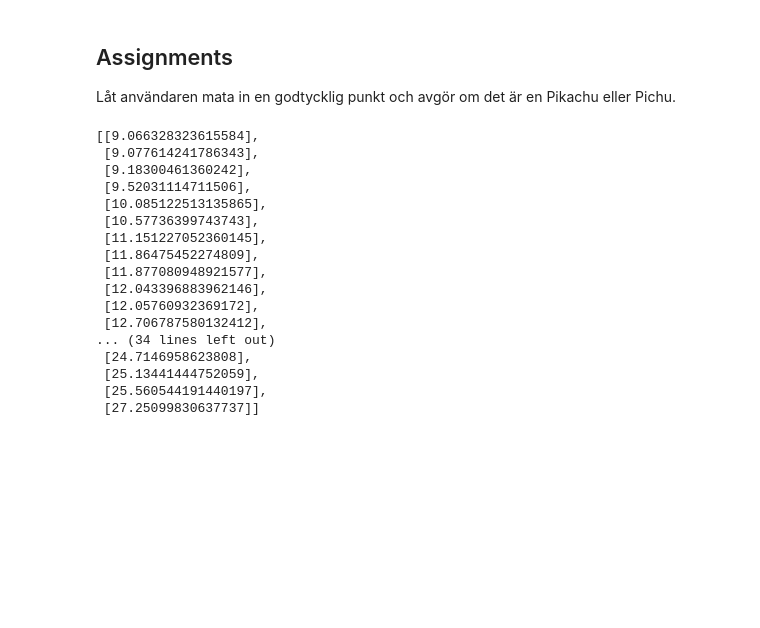
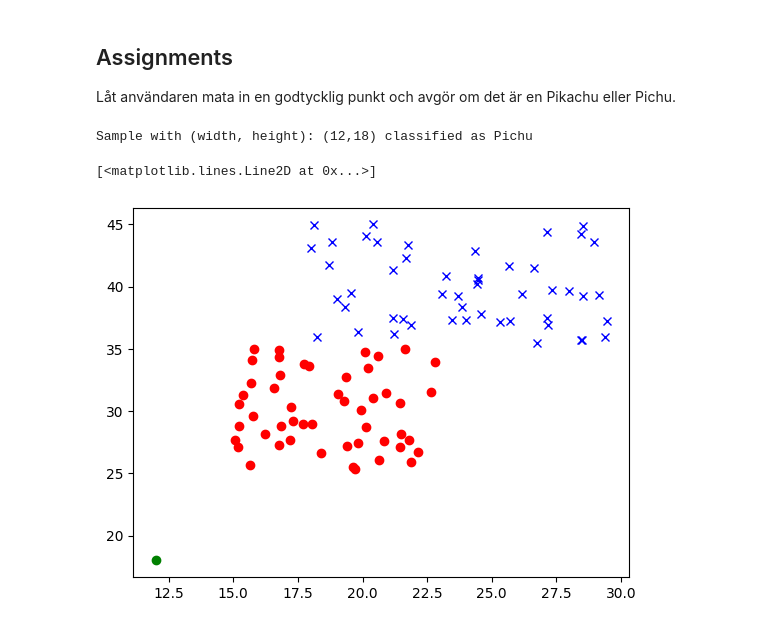
Before and after one commit to danlundh67/Classification-Python, a Jupyter notebook: classification.ipynb, the cells around one changed output. Drawn from its saved outputs; the diff is of its cells as text; code cells hidden in the pictures; blank space fills up the shorter version.

```diff
--- a/classification.ipynb
+++ b/classification.ipynb
@@ -134,56 +129,45 @@ def Readcoordinate(coord):
         try:
             intTarget = int(input(f"Your {coord} coordinate (must be an int >=0?"))
         except ValueError:
             continue
         else:
             if intTarget < 1:
                 continue
             else:
                 return (intTarget)
 
 
 def Onepointdist(x,y, sourcevect):
     resv=[]
-    for j,y in enumerate(sourcevect[0]):  #Pichacu
+    for j,y in enumerate(sourcevect[0]):
         resv.append([])
         resv[j].append(euclidian(x,y,sourcevect[0][j],sourcevect[1][j]))
     return sorted(resv)
 
 
 
 xcoord=Readcoordinate("X")
 ycoord=Readcoordinate("Y")
 
 
-#myvect=[xcoord, ycoord]
-# print(f"{myvect}") [x, y]
-
 pikachusort=Onepointdist(xcoord, ycoord, vect1)
 pichusort=Onepointdist(xcoord, ycoord, vect2)
 
-
-# sortedPikachu= CalcDist(myvect,vect1)
-# sortedPichu= CalcDist(myvect,vect2)
+if pikachusort[0]< pichusort[0]:
+    print(f"Sample with (width, height): ({xcoord},{ycoord}) classified as Pikachu")
+elif pikachusort[0] > pichusort[0]:
+    print(f"Sample with (width, height): ({xcoord},{ycoord}) classified as Pichu")
+else:
+    print(f"Sample with (width, height): ({xcoord},{ycoord}) is indeterminate")
 
 
-# Classify(myvect)
 
-#plt.plot(myvect[0],myvect[1], 'go', label='Test')
+
+plt.plot(vect1[0],vect1[1],'bx', label='Pikachu')
+plt.plot(vect2[0],vect2[1], 'ro', label='Pichu')
+plt.plot(xcoord,ycoord, 'go', label='Test')
+# plt.legend("Pikachu", "Pichu")
 # %% [output]
-[[9.066328323615584],
- [9.077614241786343],
- [9.18300461360242],
- [9.52031114711506],
- [10.085122513135865],
- [10.57736399743743],
- [11.151227052360145],
- [11.86475452274809],
- [11.877080948921577],
- [12.043396883962146],
- [12.05760932369172],
- [12.706787580132412],
-... (34 lines left out)
- [24.7146958623808],
- [25.13441444752059],
- [25.560544191440197],
- [27.25099830637737]]
+Sample with (width, height): (12,18) classified as Pichu
+[<matplotlib.lines.Line2D at 0x...>]
+[figure, added]
```
Also changed, not shown: parts of 5 cells of this notebook.
